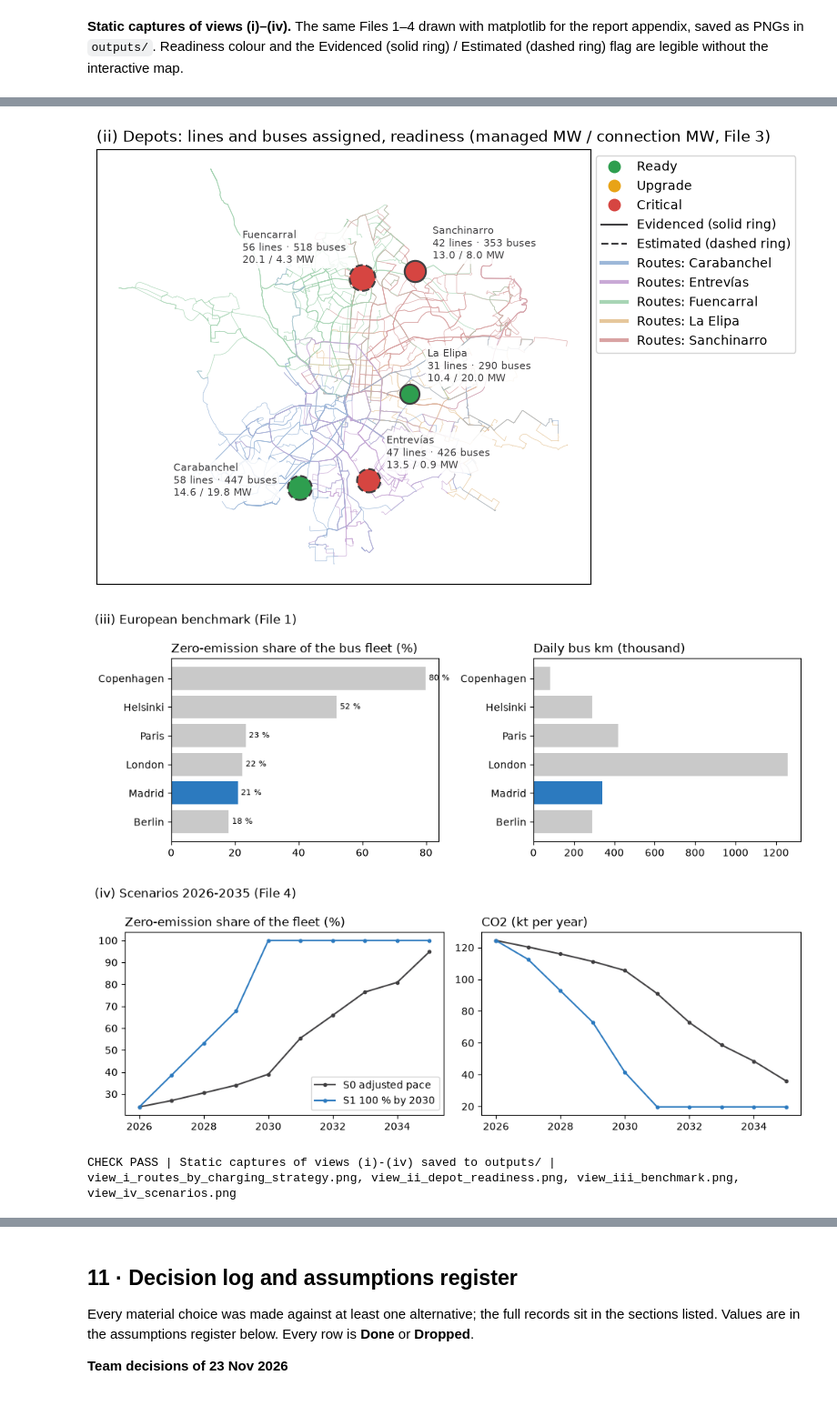
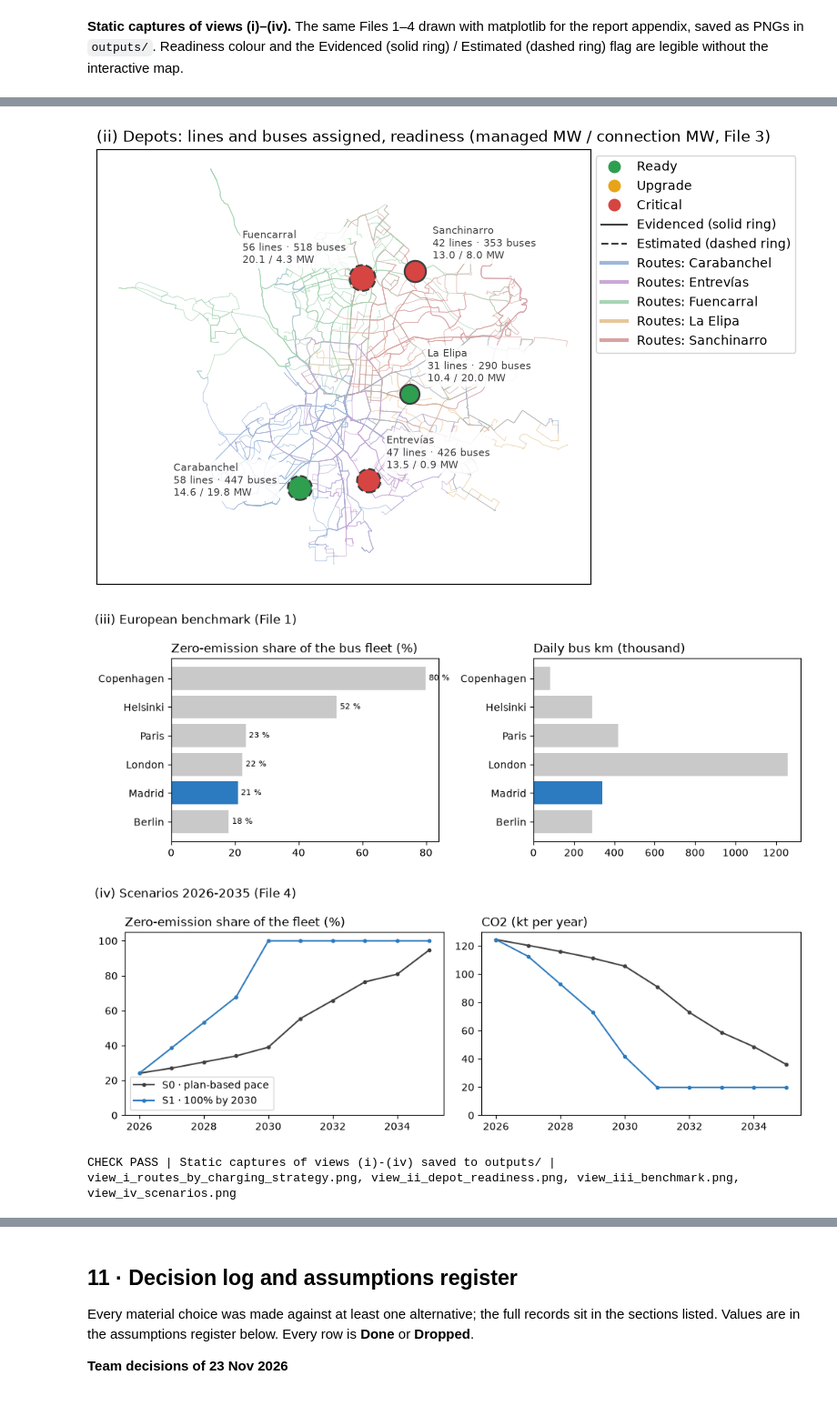
Before and after one commit to ella-garcia/madrid-bus-electrification, a Jupyter notebook: notebooks/01_Madrid_Electrification_Main.ipynb, the cells around one changed output, grey strips where cells are left out. Shown at 91% size. Saved outputs shown, nothing was run; the diff lists cells and outputs as text; code cells hidden in the pictures.

```diff
--- a/notebooks/01_Madrid_Electrification_Main.ipynb
+++ b/notebooks/01_Madrid_Electrification_Main.ipynb
@@ -2756,35 +2862,36 @@ b = f1v.sort_values("ze_share_pct")
 axes[0].barh(b.city, b.ze_share_pct, color=[EMT_BLUE if c == "Madrid" else GREYLINE for c in b.city])
 for y, v in enumerate(b.ze_share_pct):
     axes[0].text(v + 1, y, f"{v:.0f} %", va="center", fontsize=8)
 axes[0].set_title("Zero-emission share of the bus fleet (%)", loc="left")
 axes[1].barh(b.city, b.daily_bus_km / 1000, color=[EMT_BLUE if c == "Madrid" else GREYLINE for c in b.city])
 axes[1].set_title("Daily bus km (thousand)", loc="left")
 fig.suptitle("(iii) European benchmark (File 1)", x=0.01, ha="left")
 fig.tight_layout()
 STATIC["view_iii_benchmark.png"] = fig
 
 # (iv) S0 vs S1: zero-emission share and CO2
 fig, axes = plt.subplots(1, 2, figsize=(10, 3.6))
-for sc, col, lab in ((0, CHARCOAL, "S0 adjusted pace"), (1, EMT_BLUE, "S1 100 % by 2030")):
+for sc, col, lab in ((0, CHARCOAL, "S0 · plan-based pace"), (1, EMT_BLUE, "S1 · 100% by 2030")):
     g = f4v[f4v.scenario == sc]
     axes[0].plot(g.year, g.ze_share_pct, color=col, marker="o", ms=3, label=lab)
     axes[1].plot(g.year, g.co2_t / 1000, color=col, marker="o", ms=3, label=lab)
 axes[0].set_title("Zero-emission share of the fleet (%)", loc="left")
 axes[1].set_title("CO2 (kt per year)", loc="left")
+axes[0].set_ylim(0, 105); axes[1].set_ylim(0)          # axes start at zero so the gap between scenarios is not exaggerated
 axes[0].legend()
 fig.suptitle("(iv) Scenarios 2026-2035 (File 4)", x=0.01, ha="left")
 fig.tight_layout()
 STATIC["view_iv_scenarios.png"] = fig
 
 for name, fig in STATIC.items():
     fig.savefig(os.path.join(OUT, name), dpi=150, bbox_inches="tight")
 plt.show()
 check("Static captures of views (i)-(iv) saved to outputs/", all(os.path.exists(os.path.join(OUT, n)) for n in STATIC), ", ".join(STATIC))
 # %% [output]
 [figure]
 [figure]
 [figure]
-[figure, old version]
+[figure, new version]
 CHECK PASS | Static captures of views (i)-(iv) saved to outputs/ | view_i_routes_by_charging_strategy.png, view_ii_depot_readiness.png, view_iii_benchmark.png, view_iv_scenarios.png
 True
 # %% [markdown]
```
Also changed, not shown: parts of 2 cells of this notebook, 4 other files.
